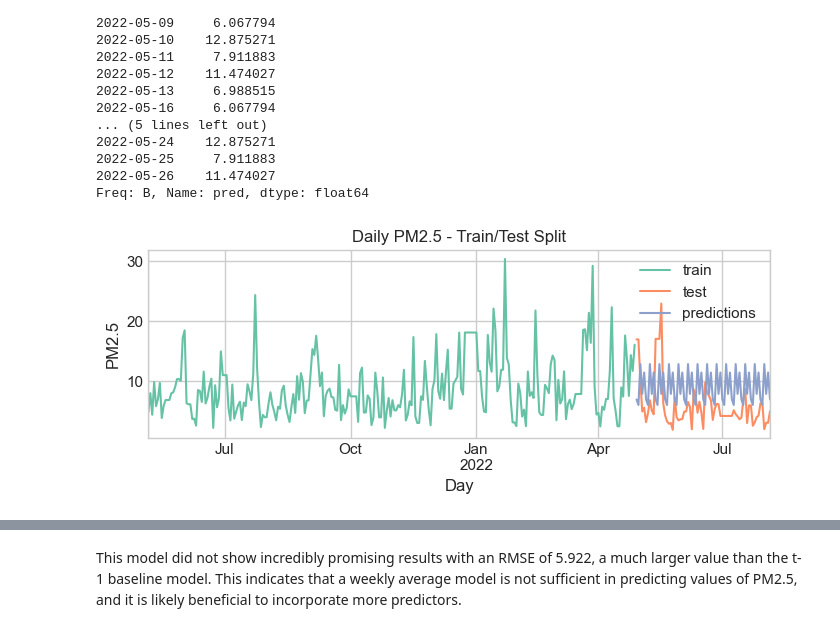
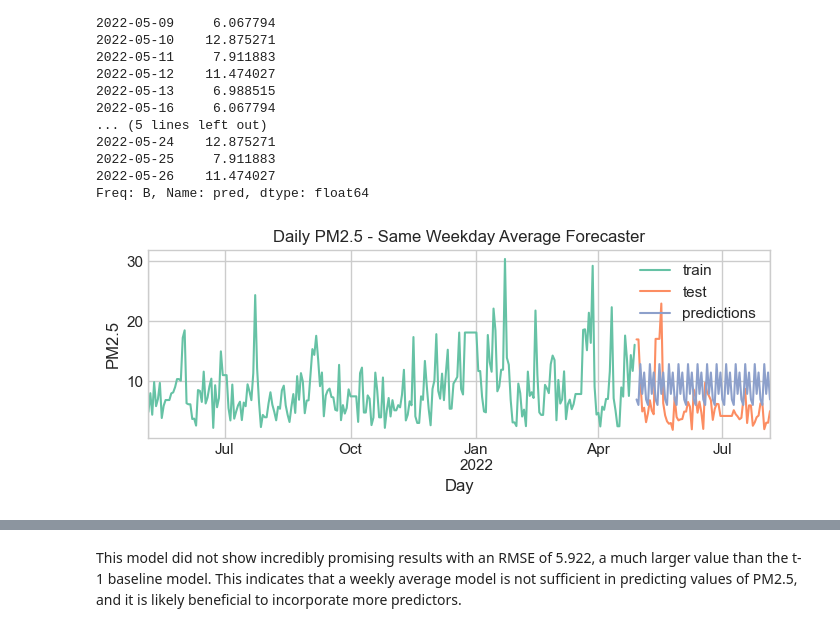
Before and after one commit to jako6f/dublin-air-quality-forecasting, a Jupyter notebook: notebooks/dublin_air_quality_forecasting.ipynb, the cells around one changed output, grey strips where cells are left out. Cells and saved outputs as stored; diff of their text form; code cells hidden in the pictures.

```diff
--- a/notebooks/dublin_air_quality_forecasting.ipynb
+++ b/notebooks/dublin_air_quality_forecasting.ipynb
@@ -2418,18 +2437,18 @@ Freq: B, Name: pred, dtype: float64
 # %%
 # plot predictions
 fig, ax = plt.subplots(figsize=(7, 3))
 y_train.plot(ax=ax, label='train')
 y_test.plot(ax=ax, label='test')
 predictions.plot(ax=ax, label = 'predictions')
-ax.set_title('Daily PM2.5 - Train/Test Split')
+ax.set_title('Daily PM2.5 - Same Weekday Average Forecaster')
 ax.legend()
 plt.xlabel('Day')
 plt.ylabel('PM2.5')
 plt.tight_layout()
 plt.savefig("../reports/figures/same_weekday_avg_pred.png")
 plt.show()
 # %% [output]
-[figure, old version]
+[figure, new version]
 # %%
 # assess using MSE and RMSE
 mse = mean_squared_error(
```
Also changed, not shown: parts of 16 cells of this notebook, 21 other files.
